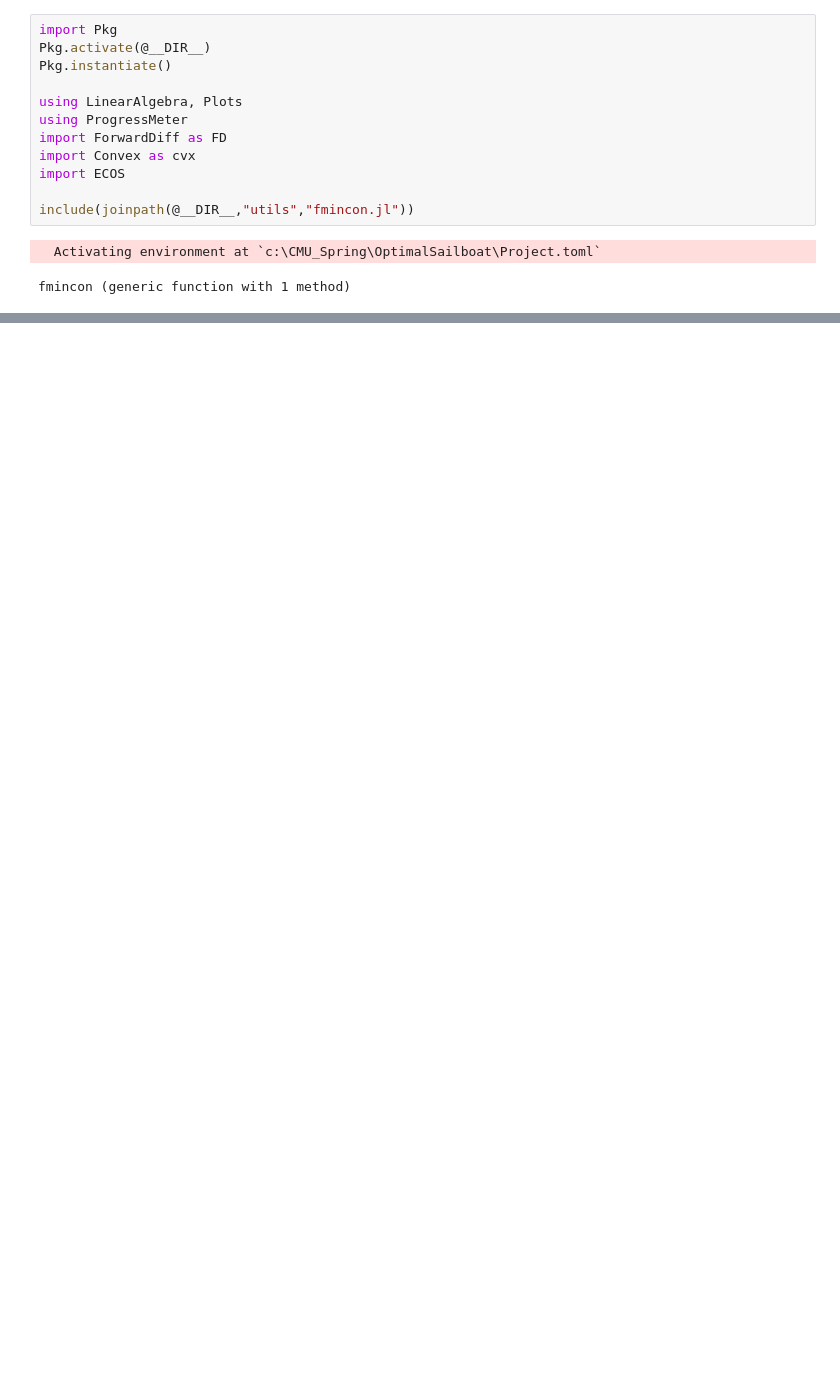
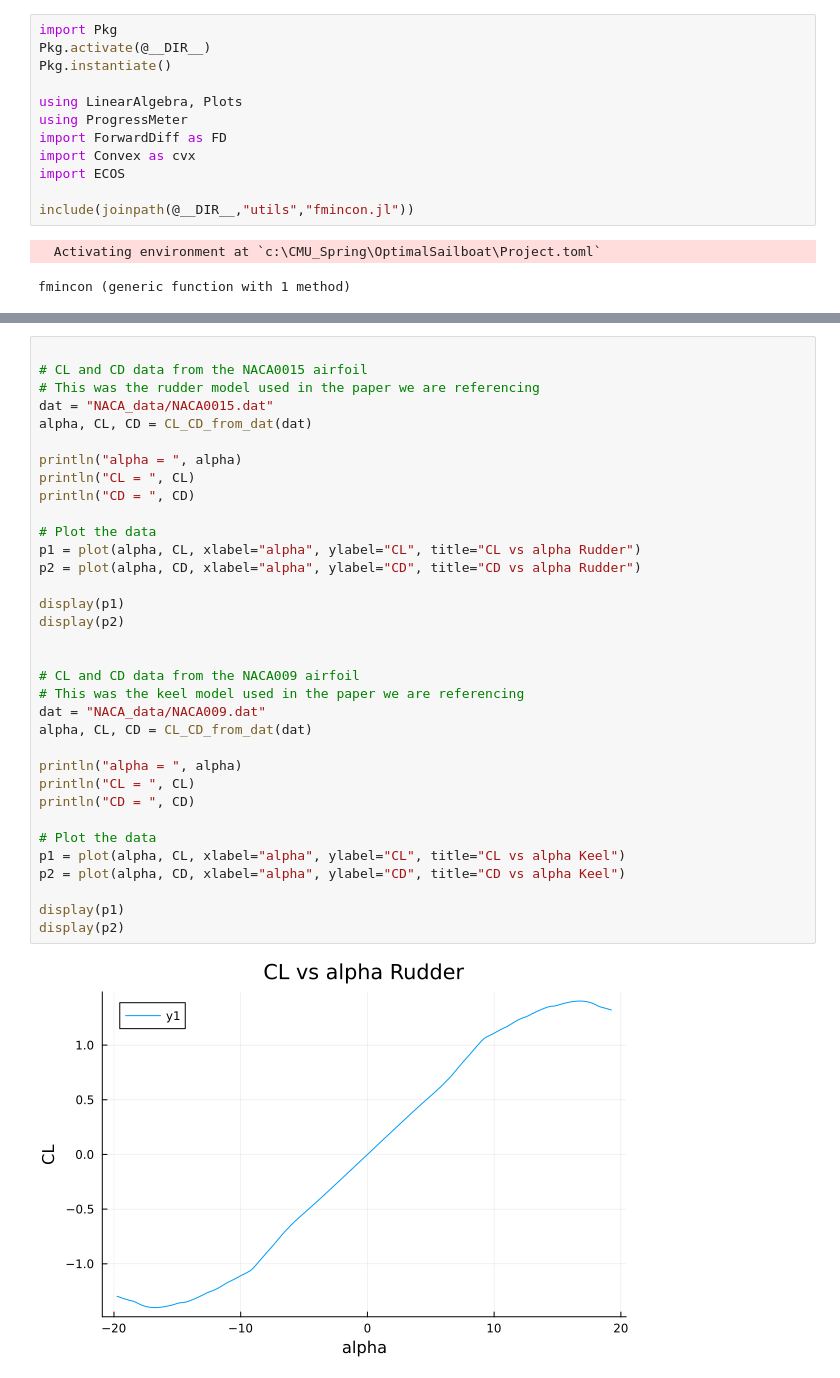
Before and after one commit to taerugh/OptimalSailboat, a Jupyter notebook: lift_and_drag.ipynb, the cells around one changed output, grey strips where cells are left out. Cells and saved outputs as stored; diff of their text form; blank space fills up the shorter version.

Commit message:
NACA data added and ability to parse it

```diff
--- a/lift_and_drag.ipynb
+++ b/lift_and_drag.ipynb
@@ -67,0 +45,36 @@ CD = [0.09858, 0.09342, 0.08835, 0.08347, 0.07874, 0.07426, 0.06938, 0.06409, 0.
+# %%
+
+# CL and CD data from the NACA0015 airfoil
+# This was the rudder model used in the paper we are referencing
+dat = "NACA_data/NACA0015.dat"
+alpha, CL, CD = CL_CD_from_dat(dat)
+
+println("alpha = ", alpha)
+println("CL = ", CL)
+println("CD = ", CD)
+
+# Plot the data
+p1 = plot(alpha, CL, xlabel="alpha", ylabel="CL", title="CL vs alpha Rudder")
+p2 = plot(alpha, CD, xlabel="alpha", ylabel="CD", title="CD vs alpha Rudder")
+
+display(p1)
+display(p2)
+
+
+# CL and CD data from the NACA009 airfoil
+# This was the keel model used in the paper we are referencing
+dat = "NACA_data/NACA009.dat"
+alpha, CL, CD = CL_CD_from_dat(dat)
+
+println("alpha = ", alpha)
+println("CL = ", CL)
+println("CD = ", CD)
+
+# Plot the data
+p1 = plot(alpha, CL, xlabel="alpha", ylabel="CL", title="CL vs alpha Keel")
+p2 = plot(alpha, CD, xlabel="alpha", ylabel="CD", title="CD vs alpha Keel")
+
+display(p1)
+display(p2)
+# %% [output]
+[figure, added]
```
Also changed, not shown: parts of 2 cells of this notebook, 2 other files.
